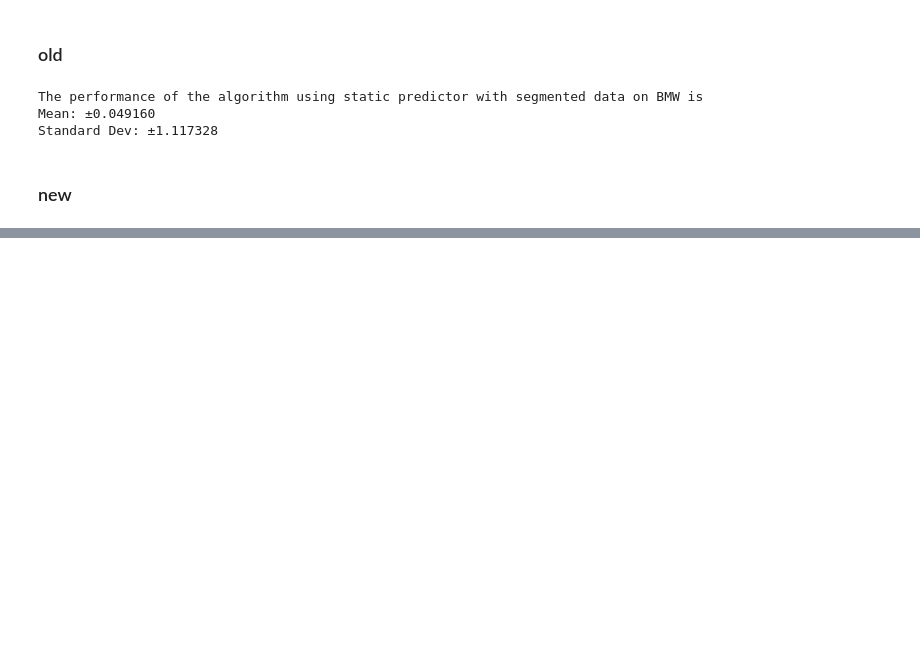
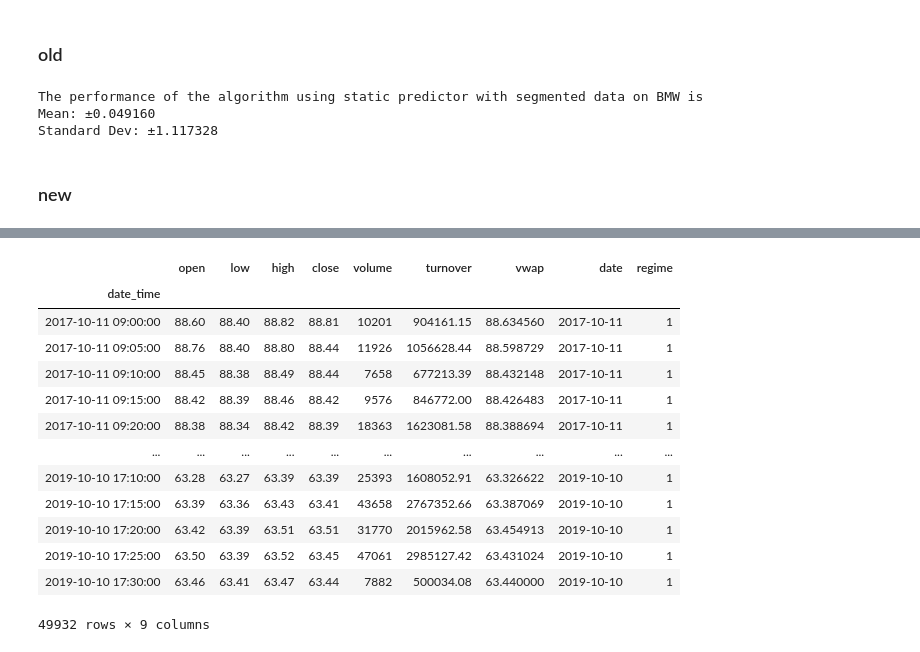
Before and after one commit to msanchezj/improve-execution-algos, a Jupyter notebook: Comparacion.ipynb, the cells around one changed output, grey strips where cells are left out. Drawn from its saved outputs; the diff is of its cells as text; code cells hidden in the pictures; blank space fills up the shorter version.

```diff
--- a/Comparacion.ipynb
+++ b/Comparacion.ipynb
@@ -521,7 +611,9 @@ prediction_new = fitted_model_new.predict(X_full_pca)
 
 regime = pd.Series(data = prediction_new, index = features_df_new[features_to_use].index).rename("regime")
 
-regime_intraday = pd.merge(intraday_data, regime.resample("5T").asfreq().fillna(method="ffill"), left_index=True, right_index=True)
+intraday_date = intraday_data.copy()
+intraday_date['date'] = pd.to_datetime(intraday_date.index.date)
+regime_intraday = pd.merge(intraday_date, regime, right_index=True, how='left', left_on='date').dropna()
 regime_intraday = regime_intraday.astype({"regime":"int32"})
 
 regime_daily = pd.merge(daily_data, regime, left_index=True, right_index=True)
@@ -735,3 +985,6 @@ Mean: ±0.049160
 Standard Dev: ±1.117328
 # %% [markdown]
 ### new
+# %%
+intraday_train1, intraday_test1 = split_train_test_data(regime_intraday, 2)
+daily_train1, daily_test1 = split_train_test_data(regime_daily, 2)
@@ -737,0 +1042,17 @@ Standard Dev: ±1.117328
+# %%
+intraday_test1
+# %% [output]
+|  | open | low | high | close | volume | turnover | vwap | date | regime |
+| date_time |  |  |  |  |  |  |  |  |  |
+| 2017-10-11 09:00:00 | 88.60 | 88.40 | 88.82 | 88.81 | 10201 | 904161.15 | 88.634560 | 2017-10-11 | 1 |
+| 2017-10-11 09:05:00 | 88.76 | 88.40 | 88.80 | 88.44 | 11926 | 1056628.44 | 88.598729 | 2017-10-11 | 1 |
+| 2017-10-11 09:10:00 | 88.45 | 88.38 | 88.49 | 88.44 | 7658 | 677213.39 | 88.432148 | 2017-10-11 | 1 |
+| 2017-10-11 09:15:00 | 88.42 | 88.39 | 88.46 | 88.42 | 9576 | 846772.00 | 88.426483 | 2017-10-11 | 1 |
+| 2017-10-11 09:20:00 | 88.38 | 88.34 | 88.42 | 88.39 | 18363 | 1623081.58 | 88.388694 | 2017-10-11 | 1 |
+| ... | ... | ... | ... | ... | ... | ... | ... | ... | ... |
+| 2019-10-10 17:10:00 | 63.28 | 63.27 | 63.39 | 63.39 | 25393 | 1608052.91 | 63.326622 | 2019-10-10 | 1 |
+| 2019-10-10 17:15:00 | 63.39 | 63.36 | 63.43 | 63.41 | 43658 | 2767352.66 | 63.387069 | 2019-10-10 | 1 |
+| 2019-10-10 17:20:00 | 63.42 | 63.39 | 63.51 | 63.51 | 31770 | 2015962.58 | 63.454913 | 2019-10-10 | 1 |
+| 2019-10-10 17:25:00 | 63.50 | 63.39 | 63.52 | 63.45 | 47061 | 2985127.42 | 63.431024 | 2019-10-10 | 1 |
+| 2019-10-10 17:30:00 | 63.46 | 63.41 | 63.47 | 63.44 | 7882 | 500034.08 | 63.440000 | 2019-10-10 | 1 |
+49932 rows × 9 columns
```
Also changed, not shown: parts of 81 cells of this notebook, 1 other file.
